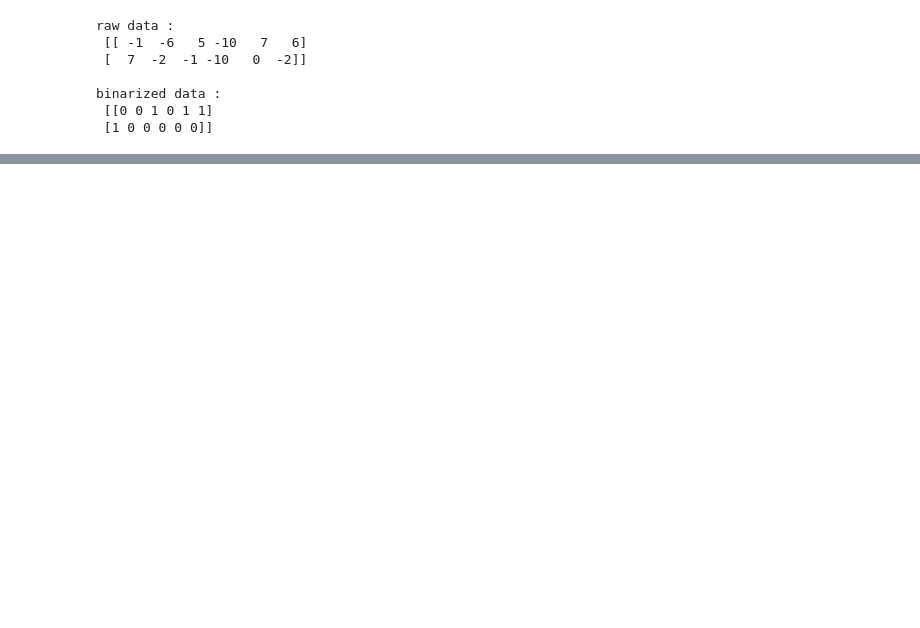
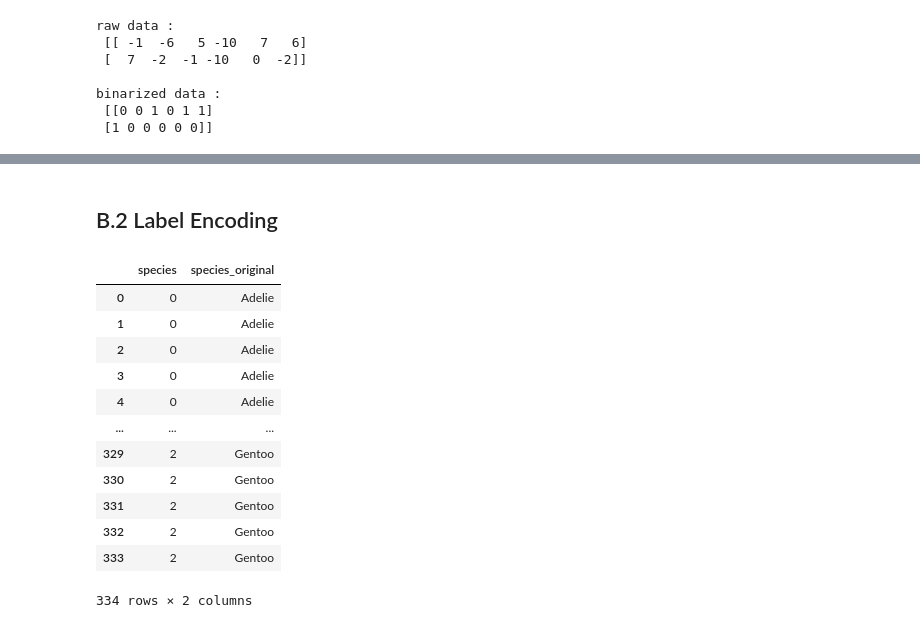
Before and after one commit to adisetiawannn/datascience_python, a Jupyter notebook: data_science_with_python/data_preprocessing/data_normalization_and_standarization.ipynb, the cells around one changed output, grey strips where cells are left out. Drawn from its saved outputs; the diff is of its cells as text; code cells hidden in the pictures; blank space fills up the shorter version.

```diff
--- a/data_science_with_python/data_preprocessing/data_normalization_and_standarization.ipynb
+++ b/data_science_with_python/data_preprocessing/data_normalization_and_standarization.ipynb
@@ -479,0 +566,32 @@ binarized data :
+# %% [markdown]
+## B.2 Label Encoding
+# %%
+# import packages
+import seaborn as sns
+import numpy as np
+import pandas as pd
+from sklearn.preprocessing import LabelEncoder
+
+penguin_dataset = sns.load_dataset('penguins')
+raw_data_label_encoded = penguin_dataset['species']
+
+# implement label encoding
+label_encoder = LabelEncoder()
+data_label_encoder = label_encoder.fit_transform(raw_data_label_encoded)
+data_label_encoder = pd.DataFrame(data_label_encoder).rename(columns={0:'species'})
+data_label_encoder['species_original'] = raw_data_label_encoded
+data_label_encoder.head(-10)
+# %% [output]
+|  | species | species_original |
+| 0 | 0 | Adelie |
+| 1 | 0 | Adelie |
+| 2 | 0 | Adelie |
+| 3 | 0 | Adelie |
+| 4 | 0 | Adelie |
+| ... | ... | ... |
+| 329 | 2 | Gentoo |
+| 330 | 2 | Gentoo |
+| 331 | 2 | Gentoo |
+| 332 | 2 | Gentoo |
+| 333 | 2 | Gentoo |
+334 rows × 2 columns
```
Also changed, not shown: parts of 7 cells of this notebook.
